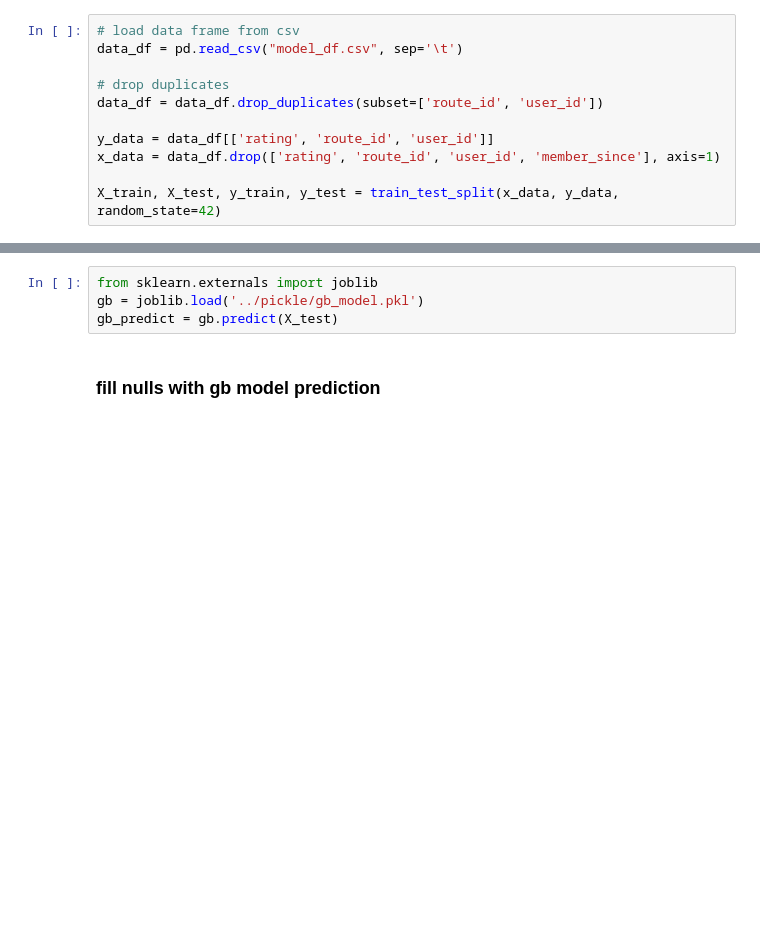
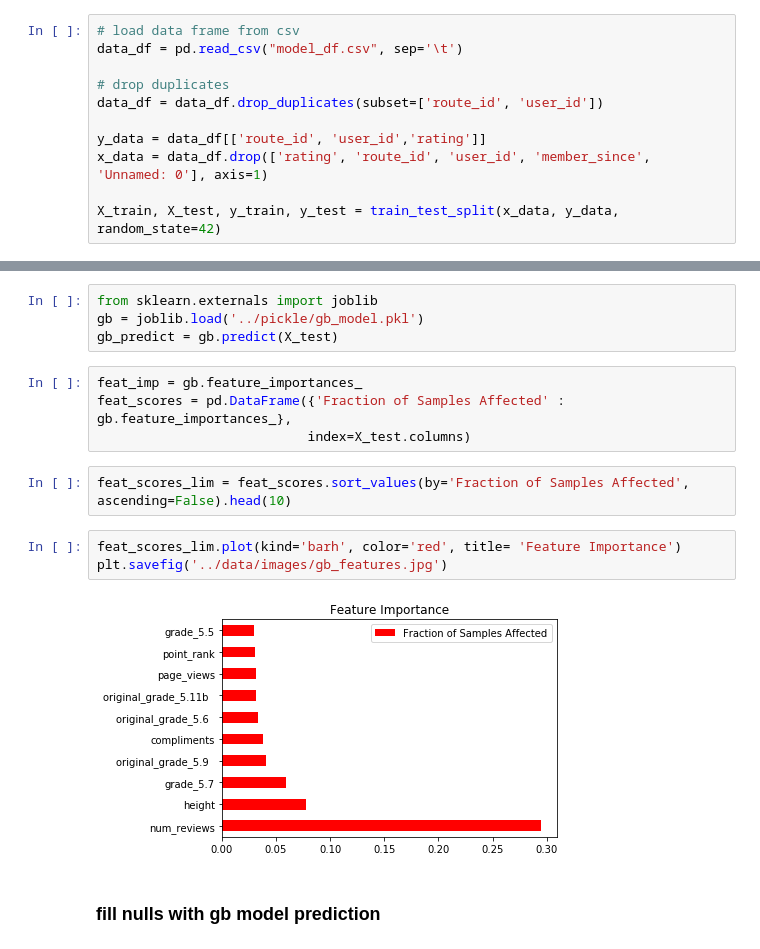
Before and after one commit to davidblaszka/redpointer, a Jupyter notebook: src/ensemble_model.ipynb, the cells around one changed output, grey strips where cells are left out. Cells and saved outputs as stored; diff of their text form; blank space fills up the shorter version.

```diff
--- a/src/ensemble_model.ipynb
+++ b/src/ensemble_model.ipynb
@@ -31,7 +31,7 @@ data_df = pd.read_csv("model_df.csv", sep='\t')
 # drop duplicates
 data_df = data_df.drop_duplicates(subset=['route_id', 'user_id'])
 
-y_data = data_df[['rating', 'route_id', 'user_id']]
-x_data = data_df.drop(['rating', 'route_id', 'user_id', 'member_since'], axis=1)
+y_data = data_df[['route_id', 'user_id','rating']]
+x_data = data_df.drop(['rating', 'route_id', 'user_id', 'member_since', 'Unnamed: 0'], axis=1)
 
 X_train, X_test, y_train, y_test = train_test_split(x_data, y_data, random_state=42)
@@ -66,6 +104,17 @@ predictions_df = predictions.toPandas()
 from sklearn.externals import joblib
 gb = joblib.load('../pickle/gb_model.pkl')
 gb_predict = gb.predict(X_test)
+# %%
+feat_imp = gb.feature_importances_
+feat_scores = pd.DataFrame({'Fraction of Samples Affected' : gb.feature_importances_},
+                           index=X_test.columns)
+# %%
+feat_scores_lim = feat_scores.sort_values(by='Fraction of Samples Affected', ascending=False).head(10)
+# %%
+feat_scores_lim.plot(kind='barh', color='red', title= 'Feature Importance')
+plt.savefig('../data/images/gb_features.jpg')
+# %% [output]
+[figure, added]
 # %% [markdown]
 ### fill nulls with gb model prediction
 # %%
```
Also changed, not shown: parts of 27 cells of this notebook, 7 other files.
